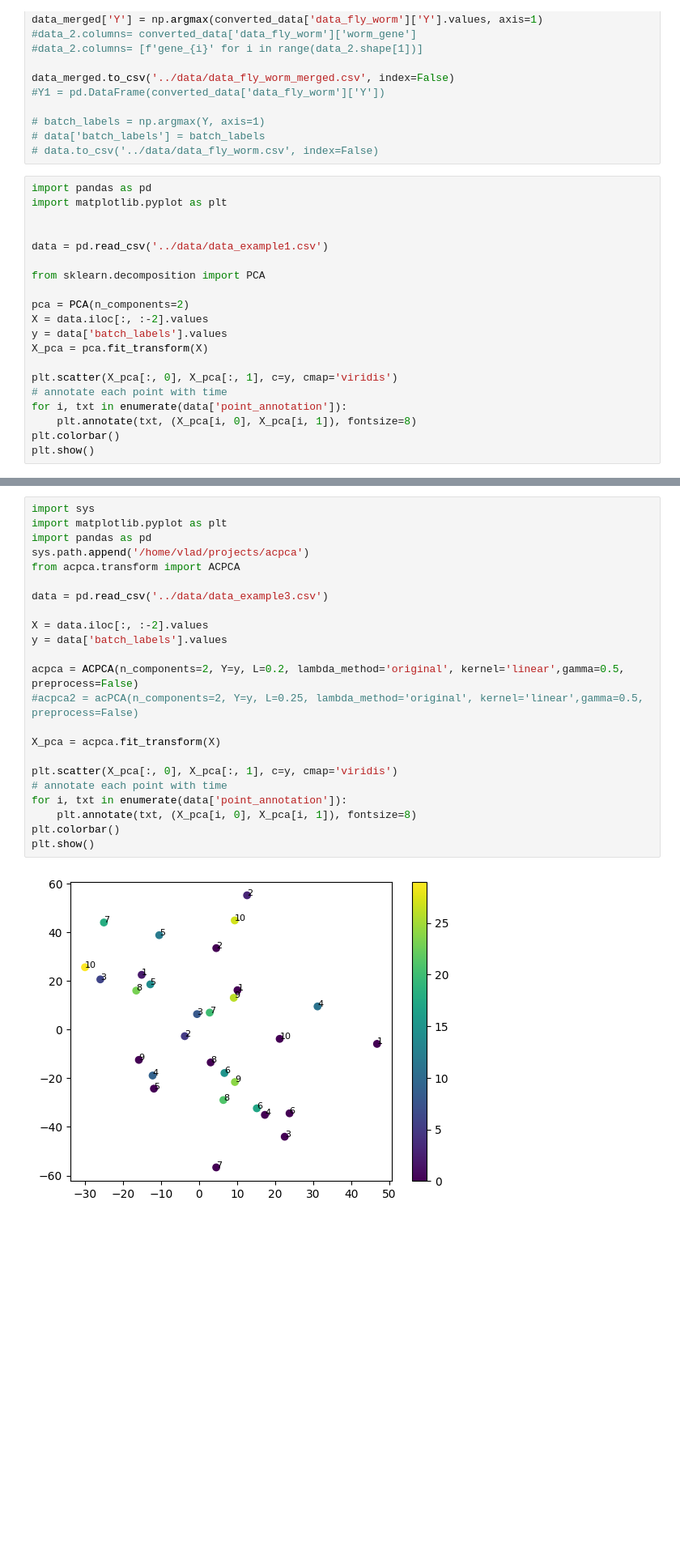
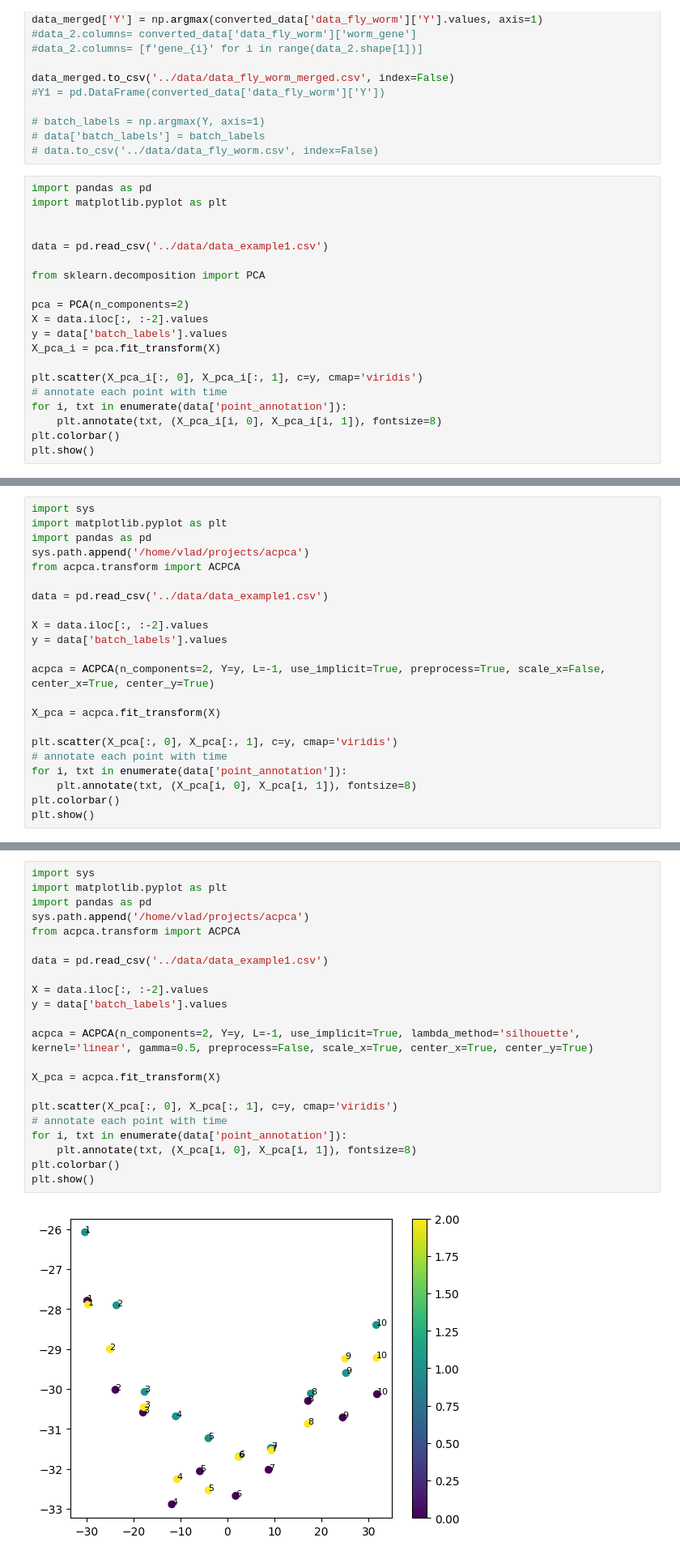
Before and after one commit to vgainullin/acpca, a Jupyter notebook: notebook/notebook.ipynb, the cells around one changed output, grey strips where cells are left out. Shown at 81% size. Saved outputs shown, nothing was run; the diff lists cells and outputs as text; blank space fills up the shorter version.

```diff
--- a/notebook/notebook.ipynb
+++ b/notebook/notebook.ipynb
@@ -83,13 +109,35 @@ from sklearn.decomposition import PCA
 pca = PCA(n_components=2)
 X = data.iloc[:, :-2].values
 y = data['batch_labels'].values
-X_pca = pca.fit_transform(X)
+X_pca_i = pca.fit_transform(X)
 
-plt.scatter(X_pca[:, 0], X_pca[:, 1], c=y, cmap='viridis')
+plt.scatter(X_pca_i[:, 0], X_pca_i[:, 1], c=y, cmap='viridis')
 # annotate each point with time
 for i, txt in enumerate(data['point_annotation']):
-    plt.annotate(txt, (X_pca[i, 0], X_pca[i, 1]), fontsize=8)
+    plt.annotate(txt, (X_pca_i[i, 0], X_pca_i[i, 1]), fontsize=8)
 plt.colorbar()
 plt.show()
 # %% [output]
 [figure]
+# %%
+import sys
+import matplotlib.pyplot as plt
+import pandas as pd
+sys.path.append('/home/vlad/projects/acpca')
+from acpca.transform import ACPCA
+
+data = pd.read_csv('../data/data_example1.csv')
+
+X = data.iloc[:, :-2].values
+y = data['batch_labels'].values
+
+acpca = ACPCA(n_components=2, Y=y, L=-1, use_implicit=True, preprocess=True, scale_x=False, center_x=True, center_y=True)
+
+X_pca = acpca.fit_transform(X)
+
+plt.scatter(X_pca[:, 0], X_pca[:, 1], c=y, cmap='viridis')
+# annotate each point with time
+for i, txt in enumerate(data['point_annotation']):
+    plt.annotate(txt, (X_pca[i, 0], X_pca[i, 1]), fontsize=8)
+plt.colorbar()
+plt.show()
@@ -96,25 +146,24 @@ plt.show()
 # %%
 import sys
 import matplotlib.pyplot as plt
 import pandas as pd
 sys.path.append('/home/vlad/projects/acpca')
 from acpca.transform import ACPCA
 
-data = pd.read_csv('../data/data_example3.csv')
+data = pd.read_csv('../data/data_example1.csv')
 
 X = data.iloc[:, :-2].values
 y = data['batch_labels'].values
 
-acpca = ACPCA(n_components=2, Y=y, L=0.2, lambda_method='original', kernel='linear',gamma=0.5, preprocess=False)
-#acpca2 = acPCA(n_components=2, Y=y, L=0.25, lambda_method='original', kernel='linear',gamma=0.5, preprocess=False)
+acpca = ACPCA(n_components=2, Y=y, L=-1, use_implicit=True, lambda_method='silhouette', kernel='linear', gamma=0.5, preprocess=False, scale_x=True, center_x=True, center_y=True)
 
 X_pca = acpca.fit_transform(X)
 
 plt.scatter(X_pca[:, 0], X_pca[:, 1], c=y, cmap='viridis')
 # annotate each point with time
 for i, txt in enumerate(data['point_annotation']):
     plt.annotate(txt, (X_pca[i, 0], X_pca[i, 1]), fontsize=8)
 plt.colorbar()
 plt.show()
 # %% [output]
-[figure, old version]
+[figure, new version]
```
Also changed, not shown: parts of 30 cells of this notebook, 6 other files.
